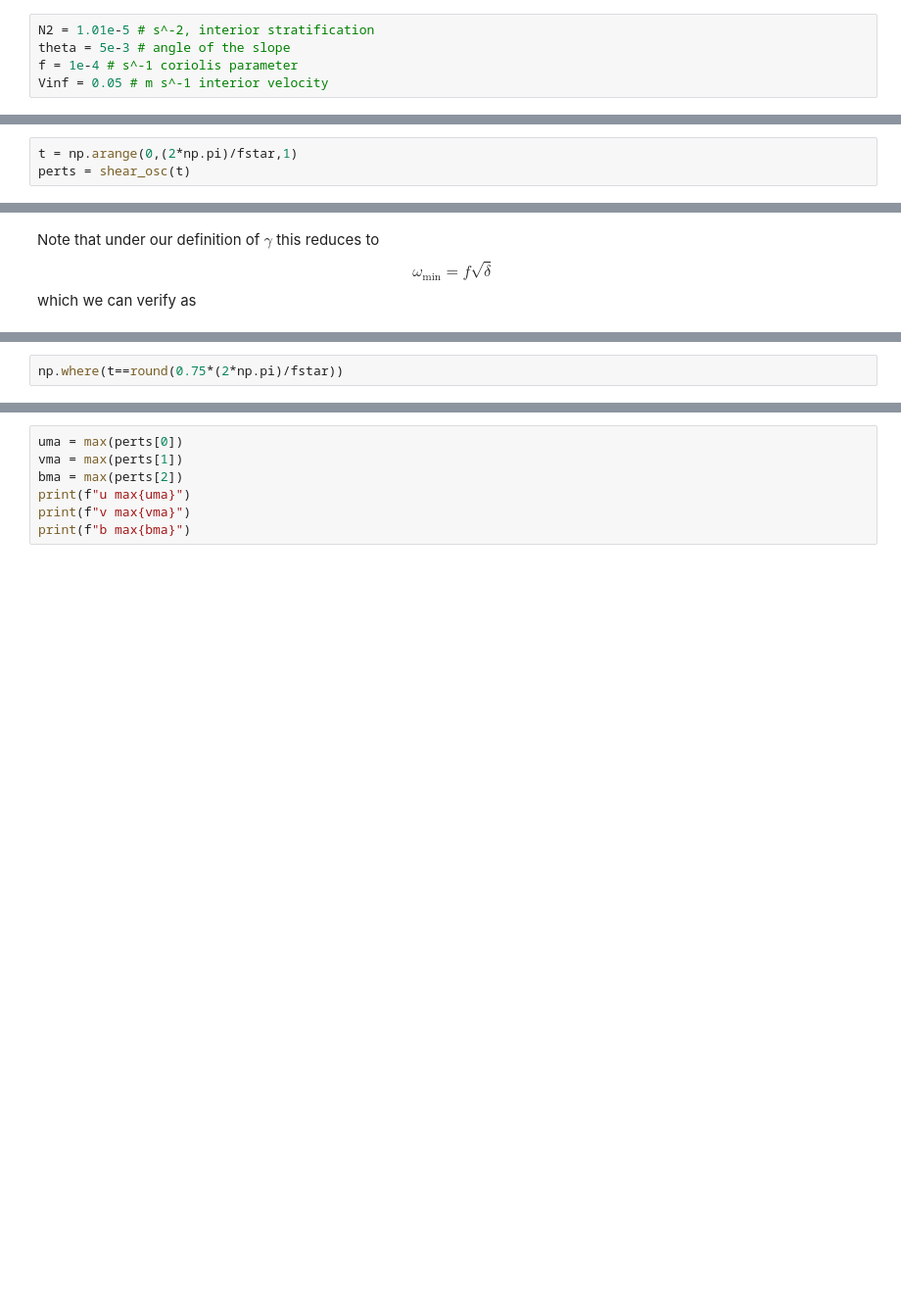
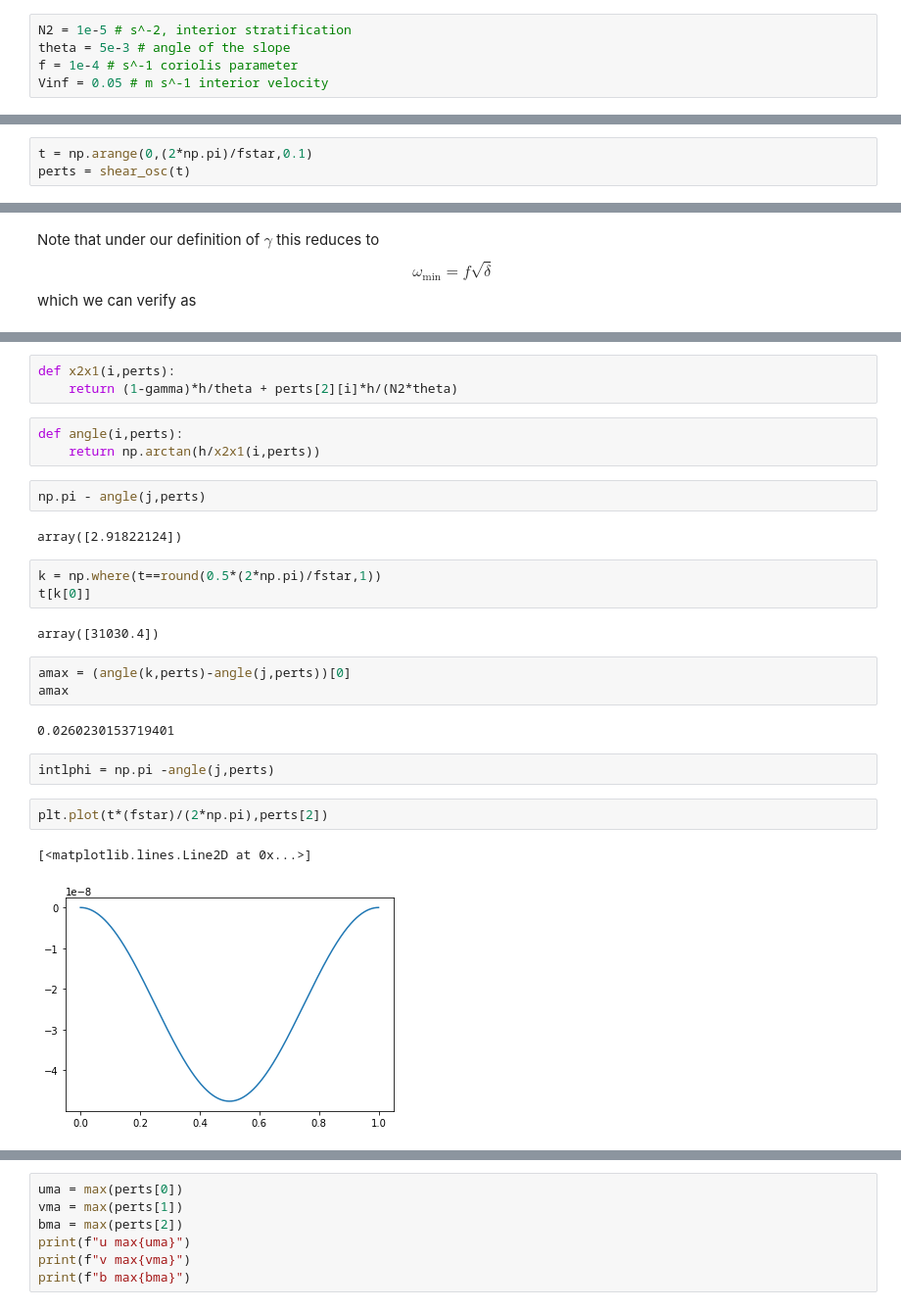
Before and after one commit to loganpknudsen/BottomBoundaryLayer, a Jupyter notebook: parameter_space_check.ipynb, the cells around one changed output, grey strips where cells are left out. Shown at 98% size. Cells and saved outputs as stored; diff of their text form; blank space fills up the shorter version.

```diff
--- a/parameter_space_check.ipynb
+++ b/parameter_space_check.ipynb
@@ -9,5 +7,5 @@ The parameters for the simulation are declared:
 # %%
-N2 = 1.01e-5 # s^-2, interior stratification
+N2 = 1e-5 # s^-2, interior stratification
 theta = 5e-3 # angle of the slope
 f = 1e-4 # s^-1 coriolis parameter
 Vinf = 0.05 # m s^-1 interior velocity
@@ -73,7 +83,7 @@ def shear_osc(t):
         N = N2*theta*(f*vo+bo*theta)/(fstar**2)*np.cos(fstar*t)-N2*theta*(uo)/(fstar)*np.sin(fstar*t)+bo-N2*theta*(f*vo+theta*bo)/(fstar**2)
         return [u,v,N]
 # %%
-t = np.arange(0,(2*np.pi)/fstar,1)
+t = np.arange(0,(2*np.pi)/fstar,0.1)
 perts = shear_osc(t)
 # %% [markdown]
 We know that the ertel potential vorticity is defined to be
@@ -99,2 +124,27 @@ omega_min_delta
+# %%
+def x2x1(i,perts):
+    return (1-gamma)*h/theta + perts[2][i]*h/(N2*theta)
+# %%
+def angle(i,perts):
+    return np.arctan(h/x2x1(i,perts))
+# %%
+np.pi - angle(j,perts)
+# %% [output]
+array([2.91822124])
+# %%
+k = np.where(t==round(0.5*(2*np.pi)/fstar,1))
+t[k[0]]
+# %% [output]
+array([31030.4])
+# %%
+amax = (angle(k,perts)-angle(j,perts))[0]
+amax
+# %% [output]
+0.0260230153719401
 # %%
-np.where(t==round(0.75*(2*np.pi)/fstar))
+intlphi = np.pi -angle(j,perts)
+# %%
+plt.plot(t*(fstar)/(2*np.pi),perts[2])
+# %% [output]
+[<matplotlib.lines.Line2D at 0x...>]
+[figure, added]
```
Also changed, not shown: parts of 14 cells of this notebook, 1 other file.
